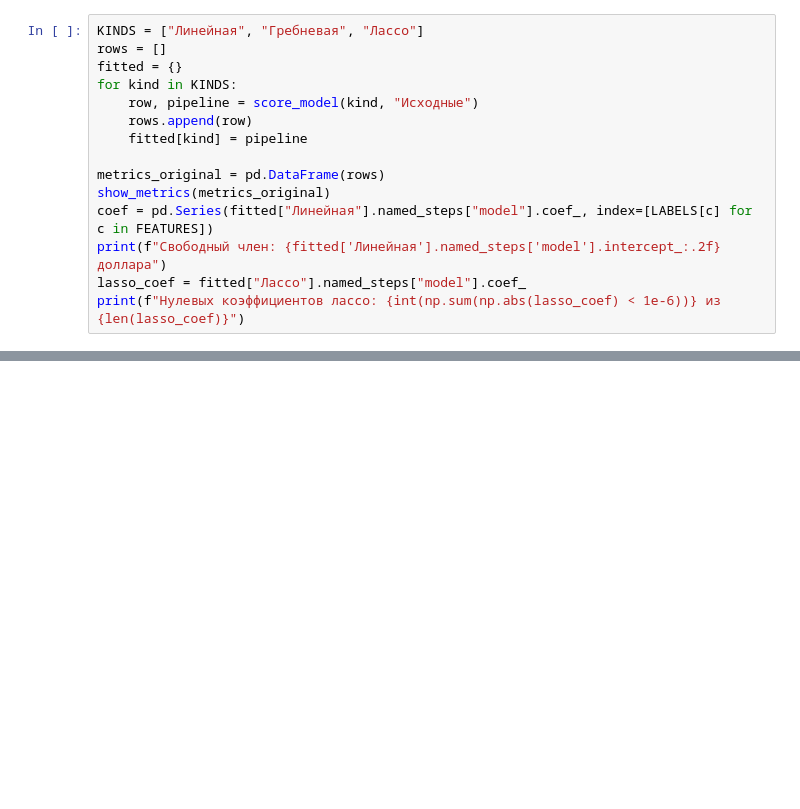
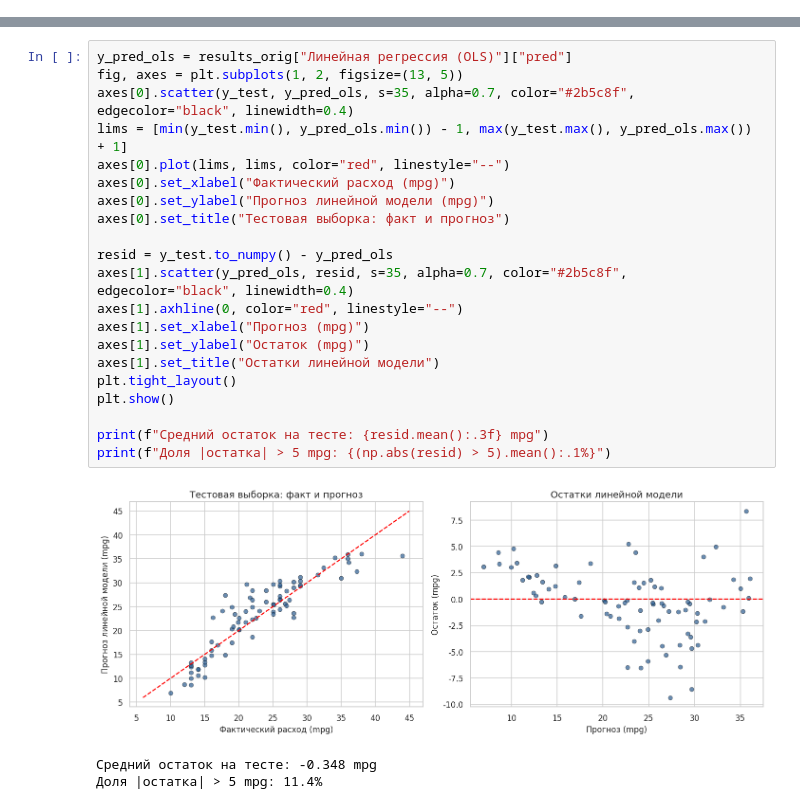
Before and after one commit to vit303/ml, a Jupyter notebook: lab1/lab1_linear_regression.ipynb, the cells around one changed output, grey strips where cells are left out. Saved outputs shown, nothing was run; the diff lists cells and outputs as text; blank space fills up the shorter version.

```diff
--- a/lab1/lab1_linear_regression.ipynb
+++ b/lab1/lab1_linear_regression.ipynb
@@ -341,15 +0,0 @@ RMSE — в долларах. MAPE — в процентах от фактиче
-# %%
-KINDS = ["Линейная", "Гребневая", "Лассо"]
-rows = []
-fitted = {}
-for kind in KINDS:
-    row, pipeline = score_model(kind, "Исходные")
-    rows.append(row)
-    fitted[kind] = pipeline
-
-metrics_original = pd.DataFrame(rows)
-show_metrics(metrics_original)
-coef = pd.Series(fitted["Линейная"].named_steps["model"].coef_, index=[LABELS[c] for c in FEATURES])
-print(f"Свободный член: {fitted['Линейная'].named_steps['model'].intercept_:.2f} доллара")
-lasso_coef = fitted["Лассо"].named_steps["model"].coef_
-print(f"Нулевых коэффициентов лассо: {int(np.sum(np.abs(lasso_coef) < 1e-6))} из {len(lasso_coef)}")
@@ -602,0 +450,25 @@ print(
+# %%
+y_pred_ols = results_orig["Линейная регрессия (OLS)"]["pred"]
+fig, axes = plt.subplots(1, 2, figsize=(13, 5))
+axes[0].scatter(y_test, y_pred_ols, s=35, alpha=0.7, color="#2b5c8f", edgecolor="black", linewidth=0.4)
+lims = [min(y_test.min(), y_pred_ols.min()) - 1, max(y_test.max(), y_pred_ols.max()) + 1]
+axes[0].plot(lims, lims, color="red", linestyle="--")
+axes[0].set_xlabel("Фактический расход (mpg)")
+axes[0].set_ylabel("Прогноз линейной модели (mpg)")
+axes[0].set_title("Тестовая выборка: факт и прогноз")
+
+resid = y_test.to_numpy() - y_pred_ols
+axes[1].scatter(y_pred_ols, resid, s=35, alpha=0.7, color="#2b5c8f", edgecolor="black", linewidth=0.4)
+axes[1].axhline(0, color="red", linestyle="--")
+axes[1].set_xlabel("Прогноз (mpg)")
+axes[1].set_ylabel("Остаток (mpg)")
+axes[1].set_title("Остатки линейной модели")
+plt.tight_layout()
+plt.show()
+
+print(f"Средний остаток на тесте: {resid.mean():.3f} mpg")
+print(f"Доля |остатка| > 5 mpg: {(np.abs(resid) > 5).mean():.1%}")
+# %% [output]
+[figure, added]
+Средний остаток на тесте: -0.348 mpg
+Доля |остатка| > 5 mpg: 11.4%
```
Also changed, not shown: parts of 81 cells of this notebook, 2 other files.
